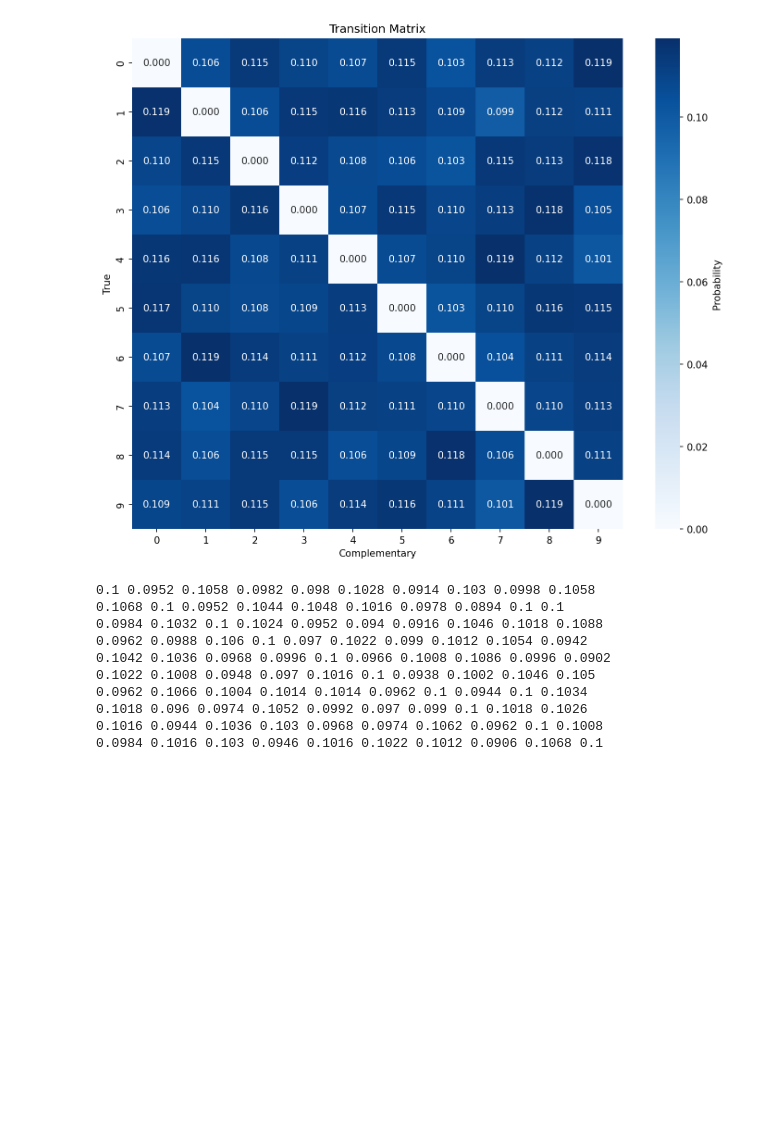
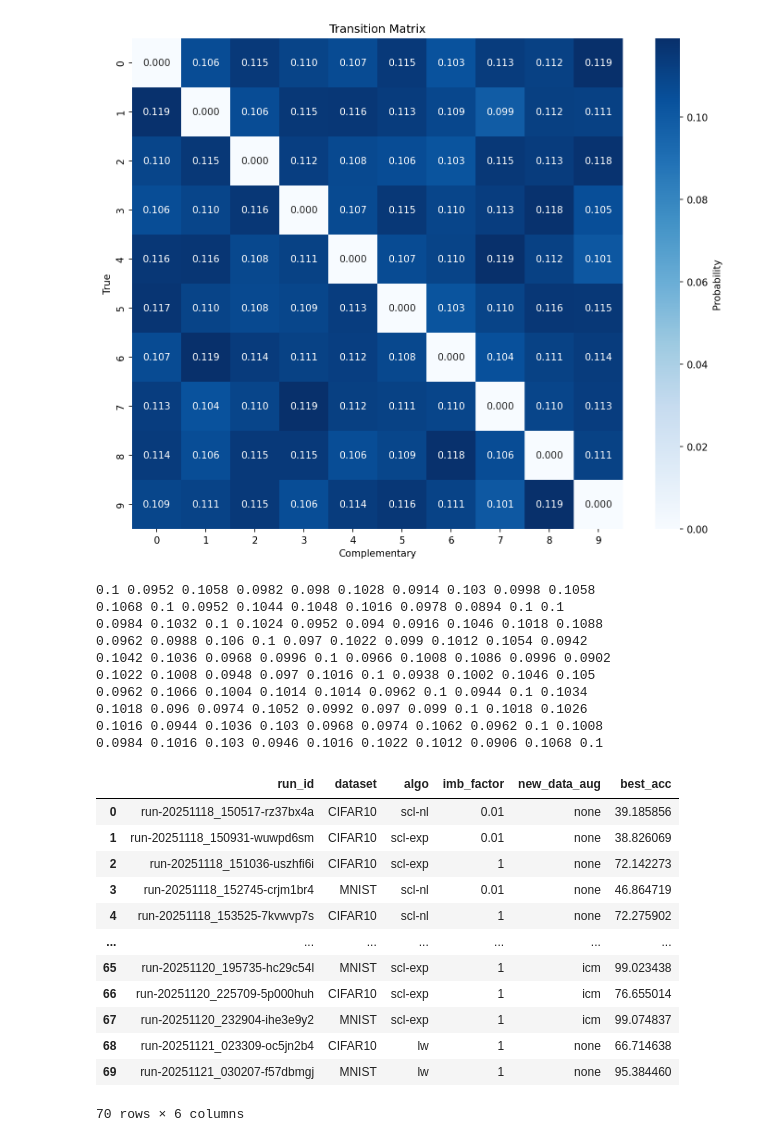
Before and after one commit to AlbusNotThuan/cll_imbalanced_mods, a Jupyter notebook: notebook.ipynb, the cells around one changed output. Cells and saved outputs as stored; diff of their text form; code cells hidden in the pictures; blank space fills up the shorter version.

```diff
--- a/notebook.ipynb
+++ b/notebook.ipynb
@@ -616,3 +616,22 @@ for row in ord_num_500:
 0.1018 0.096 0.0974 0.1052 0.0992 0.097 0.099 0.1 0.1018 0.1026
 0.1016 0.0944 0.1036 0.103 0.0968 0.0974 0.1062 0.0962 0.1 0.1008
 0.0984 0.1016 0.103 0.0946 0.1016 0.1022 0.1012 0.0906 0.1068 0.1
+# %%
+from wandb_utils import *
+
+df = collect_wandb_runs()
+df
+# %% [output]
+|  | run_id | dataset | algo | imb_factor | new_data_aug | best_acc |
+| 0 | run-20251118_150517-rz37bx4a | CIFAR10 | scl-nl | 0.01 | none | 39.185856 |
+| 1 | run-20251118_150931-wuwpd6sm | CIFAR10 | scl-exp | 0.01 | none | 38.826069 |
+| 2 | run-20251118_151036-uszhfi6i | CIFAR10 | scl-exp | 1 | none | 72.142273 |
+| 3 | run-20251118_152745-crjm1br4 | MNIST | scl-nl | 0.01 | none | 46.864719 |
+| 4 | run-20251118_153525-7kvwvp7s | CIFAR10 | scl-nl | 1 | none | 72.275902 |
+| ... | ... | ... | ... | ... | ... | ... |
+| 65 | run-20251120_195735-hc29c54l | MNIST | scl-exp | 1 | icm | 99.023438 |
+| 66 | run-20251120_225709-5p000huh | CIFAR10 | scl-exp | 1 | icm | 76.655014 |
+| 67 | run-20251120_232904-ihe3e9y2 | MNIST | scl-exp | 1 | icm | 99.074837 |
+| 68 | run-20251121_023309-oc5jn2b4 | CIFAR10 | lw | 1 | none | 66.714638 |
+| 69 | run-20251121_030207-f57dbmgj | MNIST | lw | 1 | none | 95.384460 |
+70 rows × 6 columns
```
Also changed, not shown: parts of 1 cell of this notebook, 8 other files.
